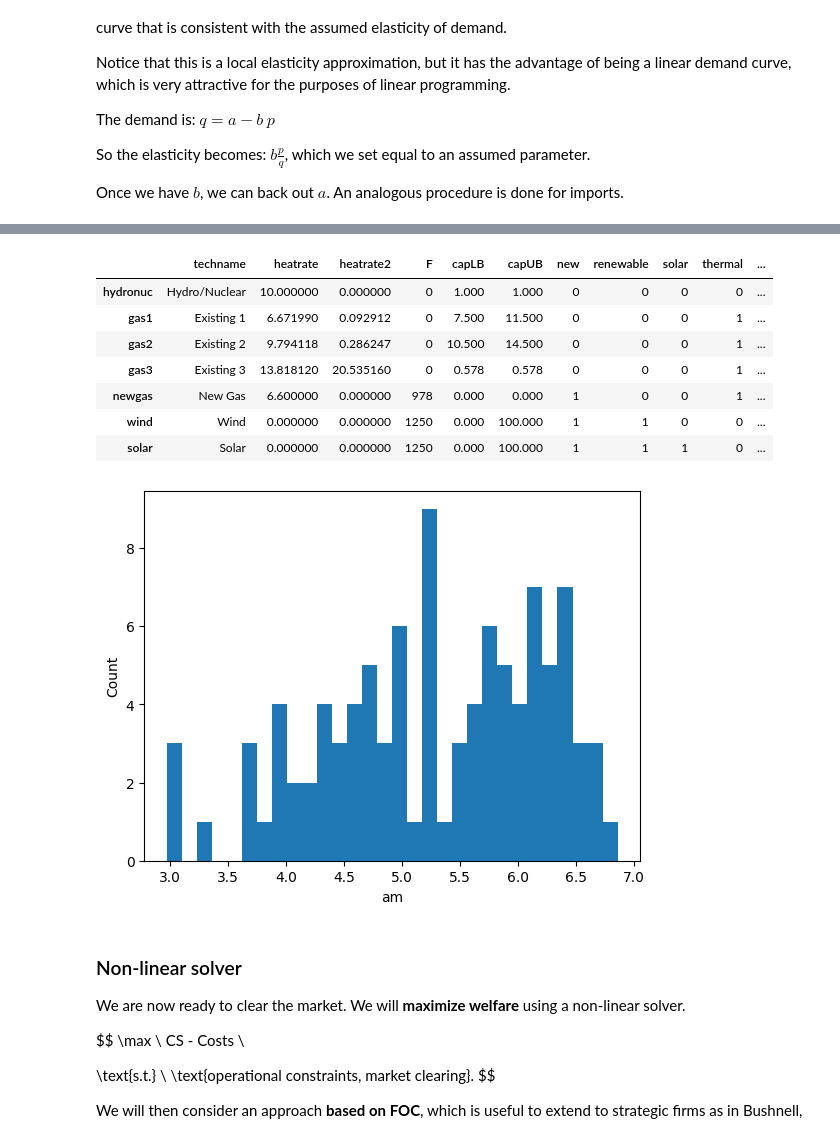
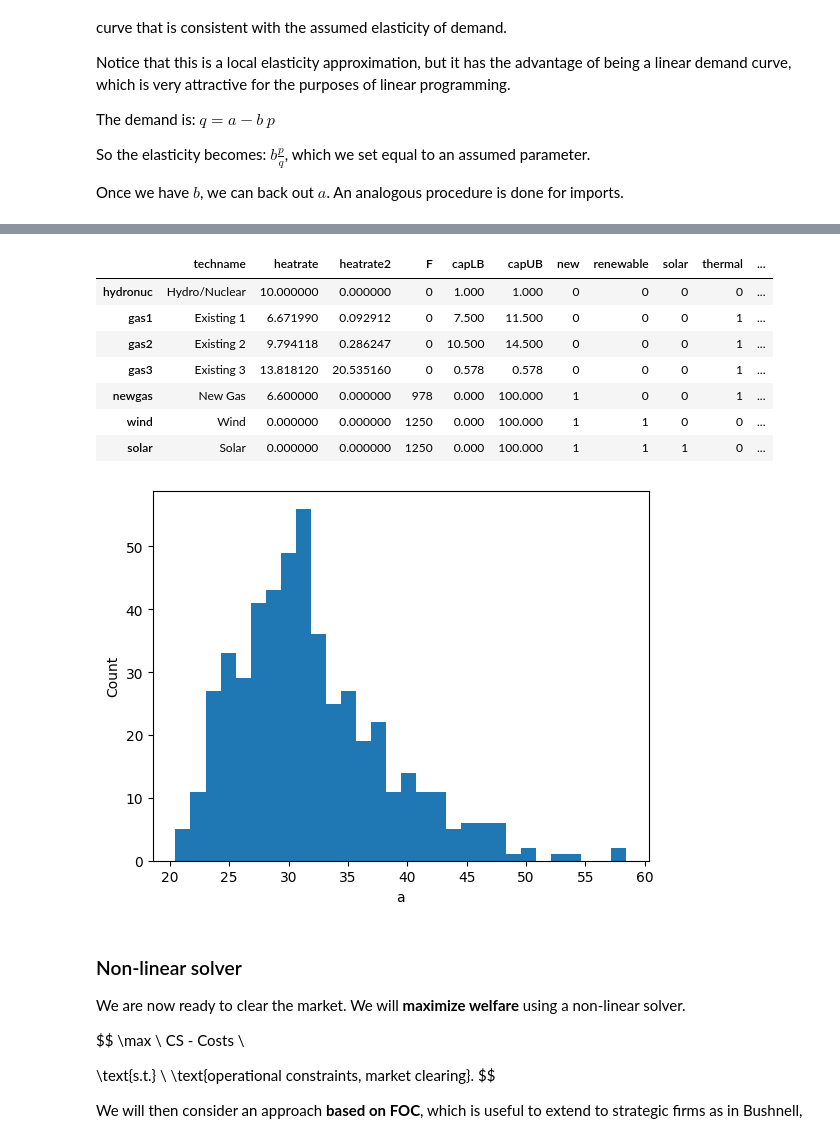
Before and after one commit to mreguant/em-course, a Jupyter notebook: materials/day2/practicum3.ipynb, the cells around one changed output, grey strips where cells are left out. Cells and saved outputs as stored; diff of their text form; code cells hidden in the pictures.

```diff
--- a/materials/day2/practicum3.ipynb
+++ b/materials/day2/practicum3.ipynb
@@ -59,7 +59,7 @@ Once we have $b$, we can back out $a$. An analogous procedure is done for import
 TECHS = ["hydronuc","gas1","gas2","gas3","newgas","wind","solar"]
 # %%
 def load_and_prepare(dirpath: str):
-    dfclust = pd.read_csv(f"{dirpath}/data_jaere_clustered.csv")
+    dfclust = pd.read_csv(f"{dirpath}/data_jaere_clustered_500.csv")
     tech = pd.read_csv(f"{dirpath}/data_technology.csv")
 
     # Re-scaling
@@ -82,7 +82,10 @@ def load_and_prepare(dirpath: str):
 
     # Set index names for tech
     tech.index = TECHS
-    tech.at["newgas", "capUB"] = 0.0
+    tech.at["newgas", "capLB"] = 0.0
+
+    ## CapUB is capLB
+    #tech["capUB"] = tech["capLB"]
 
     return dfclust, tech
 
@@ -107,17 +110,17 @@ tech
 | gas1 | Existing 1 | 6.671990 | 0.092912 | 0 | 7.500 | 11.500 | 0 | 0 | 0 | 1 | ... |
 | gas2 | Existing 2 | 9.794118 | 0.286247 | 0 | 10.500 | 14.500 | 0 | 0 | 0 | 1 | ... |
 | gas3 | Existing 3 | 13.818120 | 20.535160 | 0 | 0.578 | 0.578 | 0 | 0 | 0 | 1 | ... |
-| newgas | New Gas | 6.600000 | 0.000000 | 978 | 0.000 | 0.000 | 1 | 0 | 0 | 1 | ... |
+| newgas | New Gas | 6.600000 | 0.000000 | 978 | 0.000 | 100.000 | 1 | 0 | 0 | 1 | ... |
 | wind | Wind | 0.000000 | 0.000000 | 1250 | 0.000 | 100.000 | 1 | 1 | 0 | 0 | ... |
 | solar | Solar | 0.000000 | 0.000000 | 1250 | 0.000 | 100.000 | 1 | 1 | 1 | 0 | ... |
 # %%
 # intercept if import curve (imports at zero price)
-plt.hist(dfclust["am"], bins=30)
-plt.xlabel("am")
+plt.hist(dfclust["a"], bins=30)
+plt.xlabel("a")
 plt.ylabel("Count")
 plt.show()
 # %% [output]
-[figure, old version]
+[figure, new version]
 # %% [markdown]
 ### Non-linear solver
 
```
Also changed, not shown: parts of 13 cells of this notebook, 1 other file.
